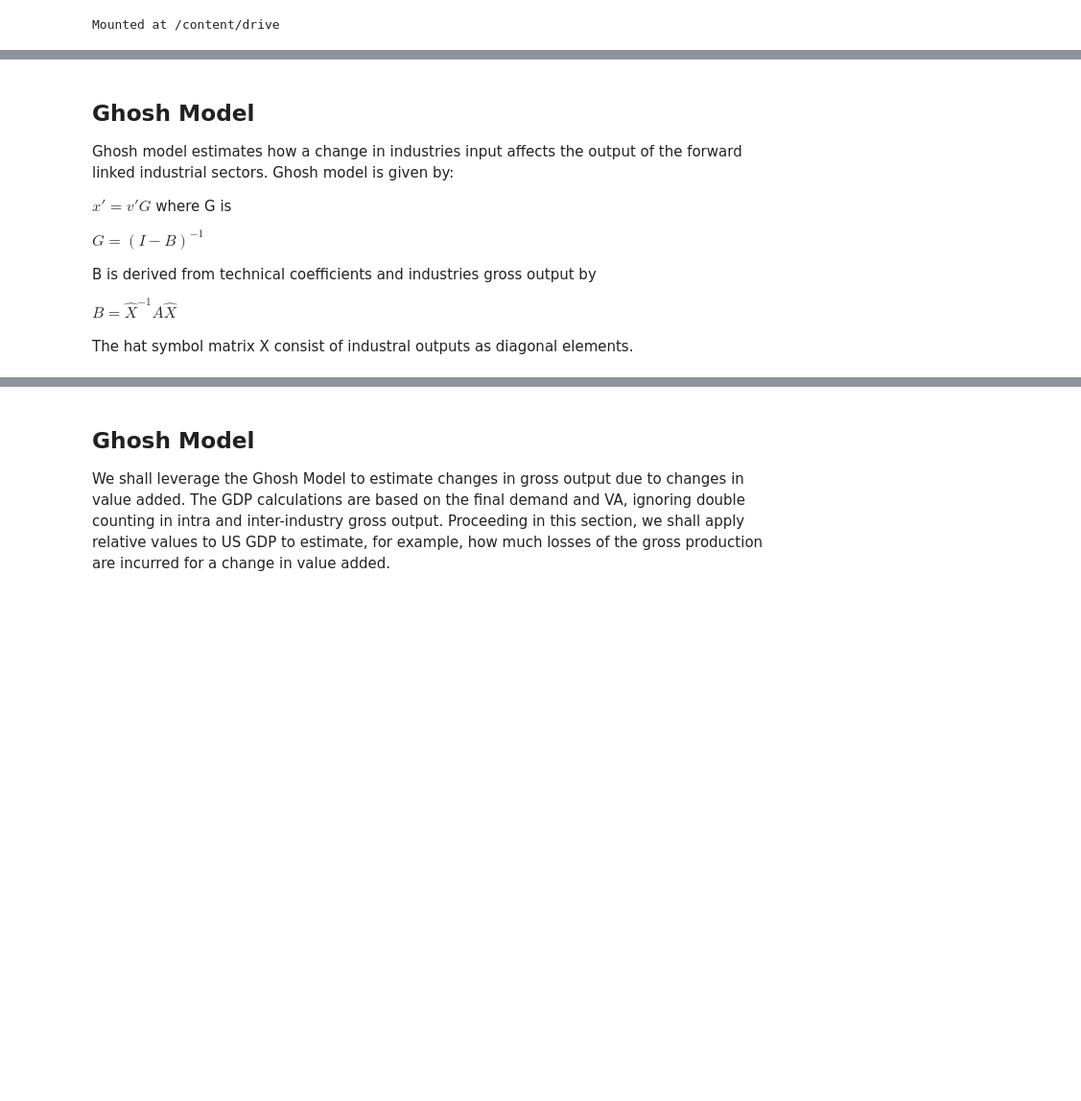
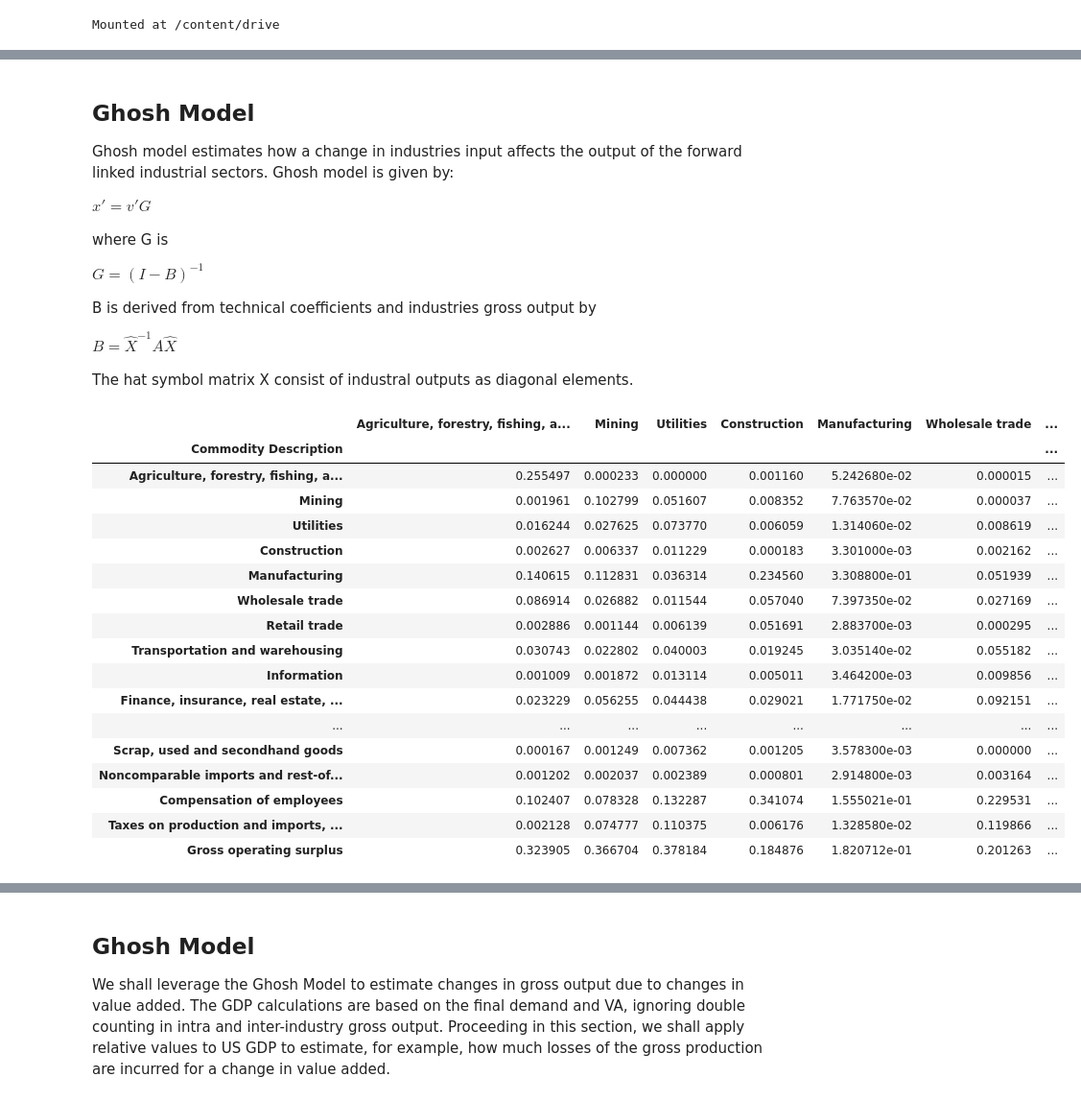
Before and after one commit to denniesbor/spwio, a Jupyter notebook: ghosh.ipynb, the cells around one changed output, grey strips where cells are left out. Shown at 96% size. Cells and saved outputs as stored; diff of their text form; code cells hidden in the pictures; blank space fills up the shorter version.

```diff
--- a/ghosh.ipynb
+++ b/ghosh.ipynb
@@ -44,7 +55,9 @@ print(industry_output)
 Ghosh model estimates how a change in industries input affects the output of the forward linked industrial sectors.
 Ghosh model is given by:
 
-$x' = v'G$ where G is
+$x' = v'G$
+
+where G is
 
 $G = (I-B)^{-1}$
 
@@ -63,0 +69,25 @@ A = I - np.linalg.inv(leontief_df.to_numpy())
+# %%
+# A matrix
+tech_matrix = pd.read_csv(os.path.join(data_path, "technology_matrix.csv"))
+
+tech_matrix.set_index("Commodity Description", inplace=True)
+tech_matrix
+# %% [output]
+|  | Agriculture, forestry, fishing, a... | Mining | Utilities | Construction | Manufacturing | Wholesale trade | ... |
+| Commodity Description |  |  |  |  |  |  | ... |
+| Agriculture, forestry, fishing, a... | 0.255497 | 0.000233 | 0.000000 | 0.001160 | 5.242680e-02 | 0.000015 | ... |
+| Mining | 0.001961 | 0.102799 | 0.051607 | 0.008352 | 7.763570e-02 | 0.000037 | ... |
+| Utilities | 0.016244 | 0.027625 | 0.073770 | 0.006059 | 1.314060e-02 | 0.008619 | ... |
+| Construction | 0.002627 | 0.006337 | 0.011229 | 0.000183 | 3.301000e-03 | 0.002162 | ... |
+| Manufacturing | 0.140615 | 0.112831 | 0.036314 | 0.234560 | 3.308800e-01 | 0.051939 | ... |
+| Wholesale trade | 0.086914 | 0.026882 | 0.011544 | 0.057040 | 7.397350e-02 | 0.027169 | ... |
+| Retail trade | 0.002886 | 0.001144 | 0.006139 | 0.051691 | 2.883700e-03 | 0.000295 | ... |
+| Transportation and warehousing | 0.030743 | 0.022802 | 0.040003 | 0.019245 | 3.035140e-02 | 0.055182 | ... |
+| Information | 0.001009 | 0.001872 | 0.013114 | 0.005011 | 3.464200e-03 | 0.009856 | ... |
+| Finance, insurance, real estate, ... | 0.023229 | 0.056255 | 0.044438 | 0.029021 | 1.771750e-02 | 0.092151 | ... |
+| ... | ... | ... | ... | ... | ... | ... | ... |
+| Scrap, used and secondhand goods | 0.000167 | 0.001249 | 0.007362 | 0.001205 | 3.578300e-03 | 0.000000 | ... |
+| Noncomparable imports and rest-of... | 0.001202 | 0.002037 | 0.002389 | 0.000801 | 2.914800e-03 | 0.003164 | ... |
+| Compensation of employees | 0.102407 | 0.078328 | 0.132287 | 0.341074 | 1.555021e-01 | 0.229531 | ... |
+| Taxes on production and imports, ... | 0.002128 | 0.074777 | 0.110375 | 0.006176 | 1.328580e-02 | 0.119866 | ... |
+| Gross operating surplus | 0.323905 | 0.366704 | 0.378184 | 0.184876 | 1.820712e-01 | 0.201263 | ... |
```
Also changed, not shown: parts of 12 cells of this notebook.
